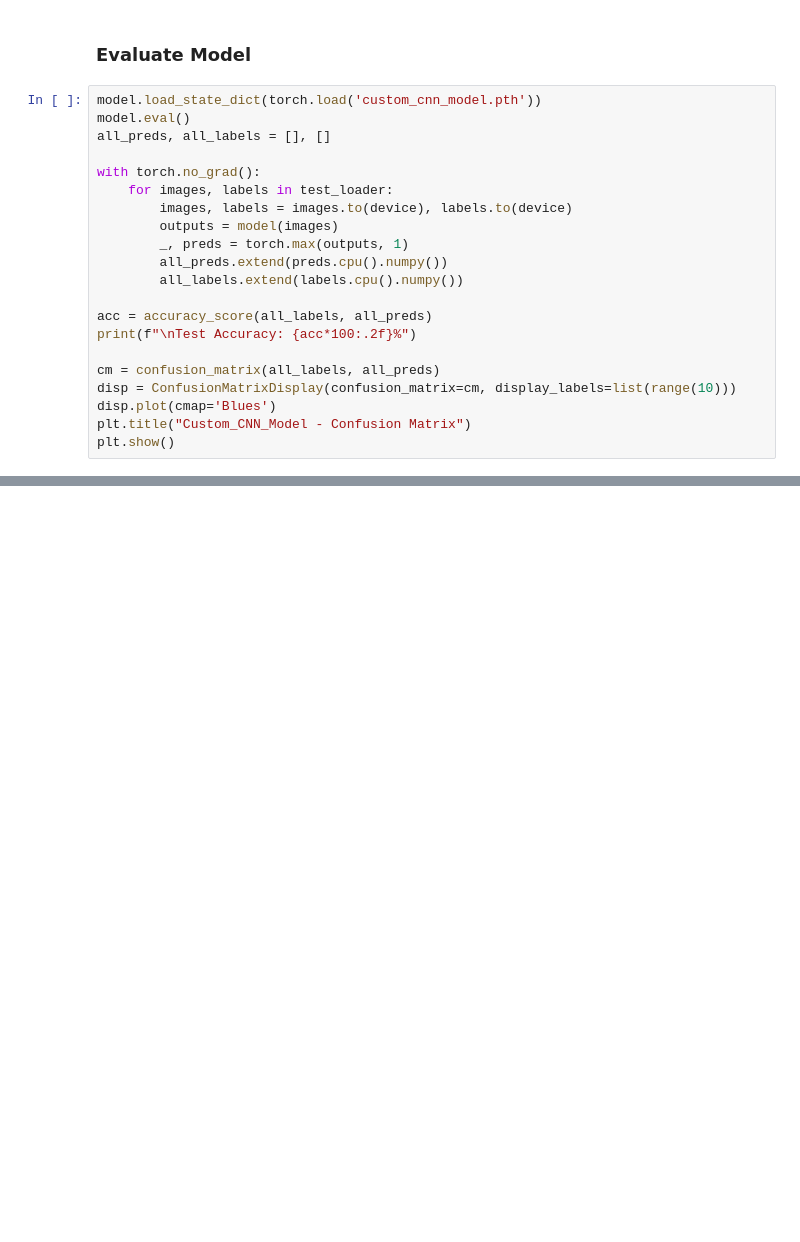
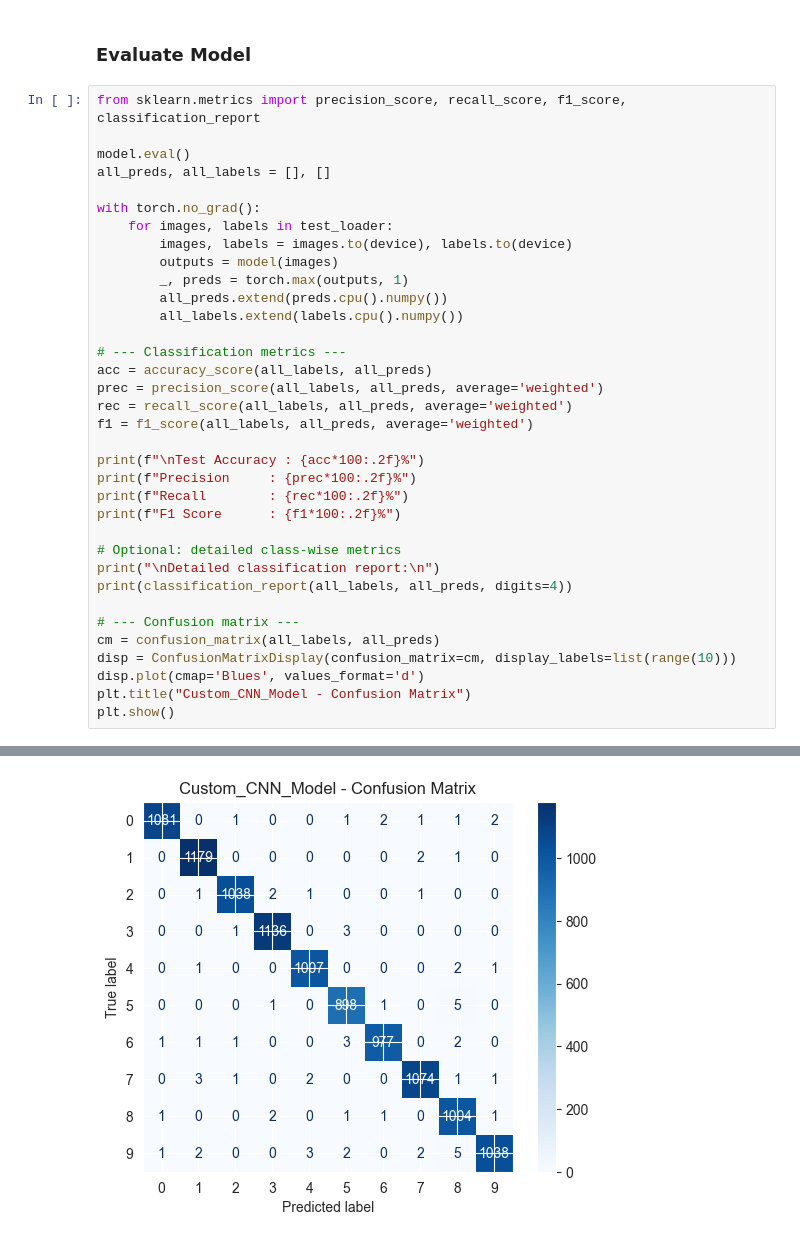
Before and after one commit to Nishitha0730/EN3150-Assignment03-SkyNet, a Jupyter notebook: Assignment.ipynb, the cells around one changed output, grey strips where cells are left out. Drawn from its saved outputs; the diff is of its cells as text; blank space fills up the shorter version.

```diff
--- a/Assignment.ipynb
+++ b/Assignment.ipynb
@@ -167,7 +190,8 @@ plt.show()
 # %% [markdown]
 ### Evaluate Model
 # %%
-model.load_state_dict(torch.load('custom_cnn_model.pth'))
+from sklearn.metrics import precision_score, recall_score, f1_score, classification_report
+
 model.eval()
 all_preds, all_labels = [], []
 
@@ -179,11 +203,25 @@ with torch.no_grad():
         all_preds.extend(preds.cpu().numpy())
         all_labels.extend(labels.cpu().numpy())
 
+# --- Classification metrics ---
 acc = accuracy_score(all_labels, all_preds)
-print(f"\nTest Accuracy: {acc*100:.2f}%")
+prec = precision_score(all_labels, all_preds, average='weighted')
+rec = recall_score(all_labels, all_preds, average='weighted')
+f1 = f1_score(all_labels, all_preds, average='weighted')
 
+print(f"\nTest Accuracy : {acc*100:.2f}%")
+print(f"Precision     : {prec*100:.2f}%")
+print(f"Recall        : {rec*100:.2f}%")
+print(f"F1 Score      : {f1*100:.2f}%")
+
+# Optional: detailed class-wise metrics
+print("\nDetailed classification report:\n")
+print(classification_report(all_labels, all_preds, digits=4))
+
+# --- Confusion matrix ---
 cm = confusion_matrix(all_labels, all_preds)
 disp = ConfusionMatrixDisplay(confusion_matrix=cm, display_labels=list(range(10)))
-disp.plot(cmap='Blues')
+disp.plot(cmap='Blues', values_format='d')
 plt.title("Custom_CNN_Model - Confusion Matrix")
 plt.show()
+# %% [output]
@@ -189,0 +245 @@ plt.show()
+[figure, added]
```
Also changed, not shown: parts of 4 cells of this notebook.
